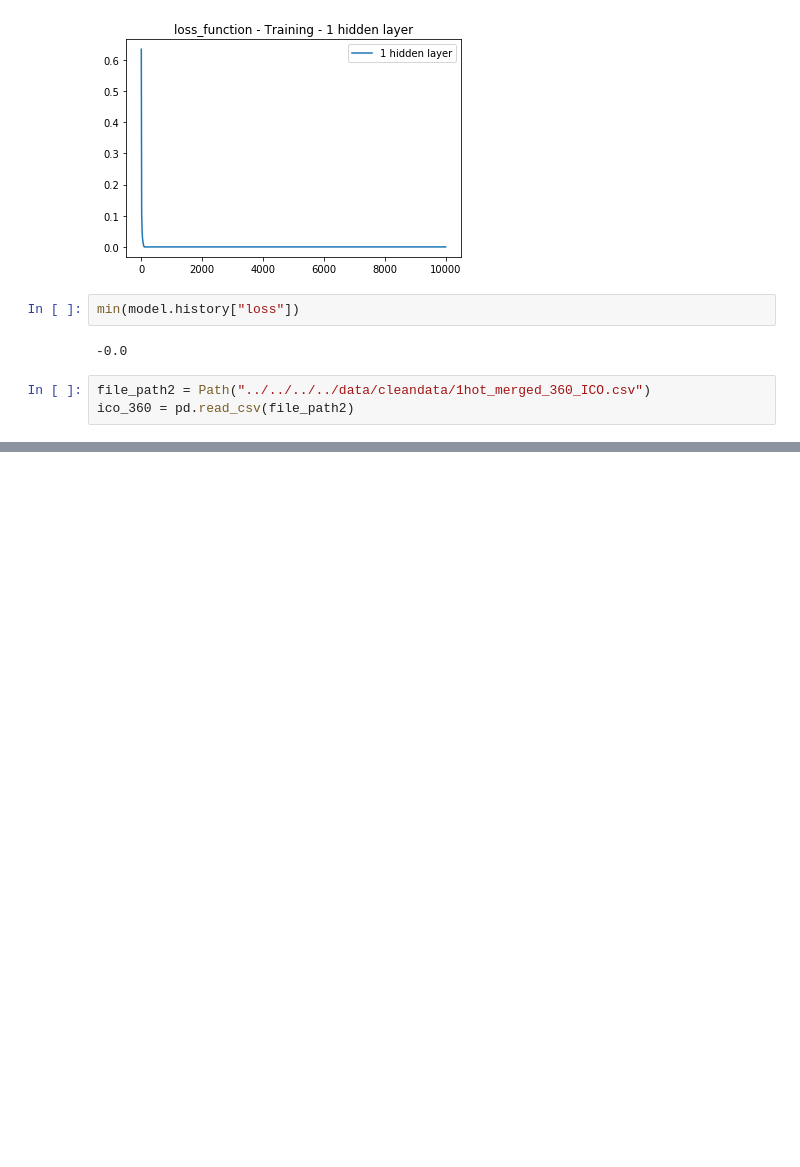
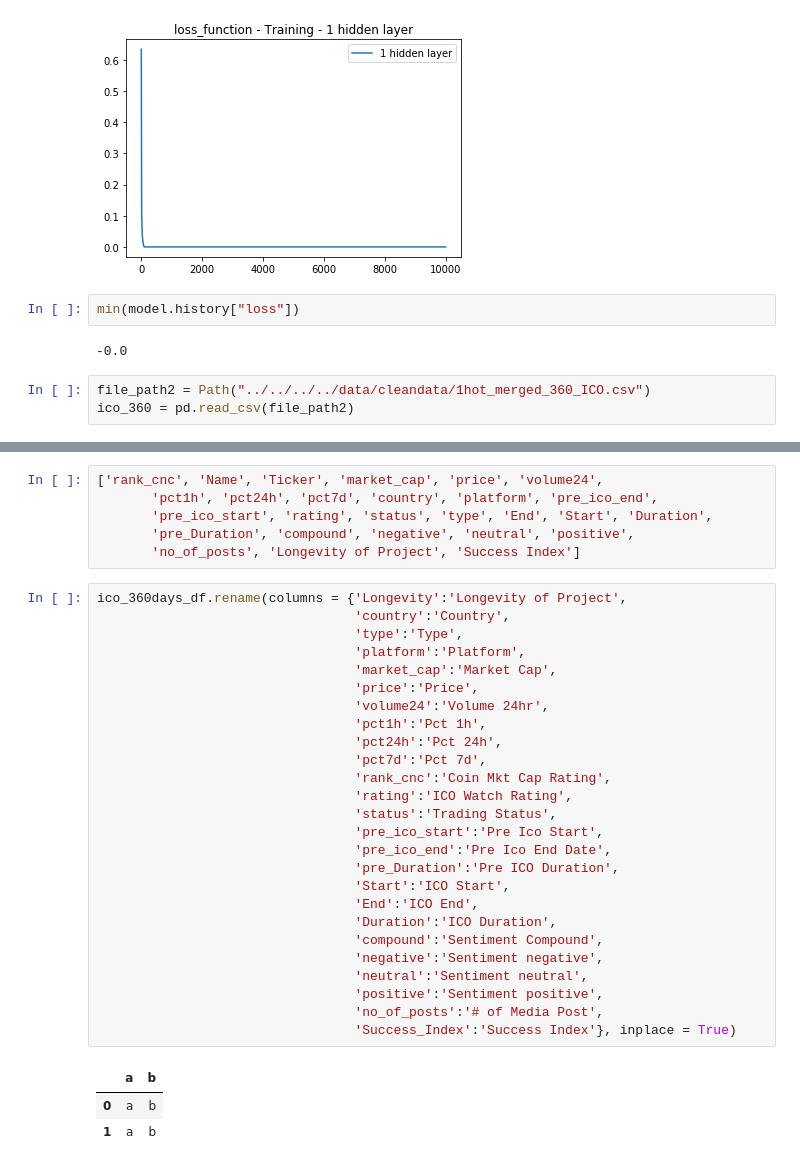
Before and after one commit to eccadena/ICO_Viability_Index, a Jupyter notebook: notebooks/libs/Christian_working_notebook.ipynb, the cells around one changed output, grey strips where cells are left out. Cells and saved outputs as stored; diff of their text form; blank space fills up the shorter version.

```diff
--- a/notebooks/libs/Christian_working_notebook.ipynb
+++ b/notebooks/libs/Christian_working_notebook.ipynb
@@ -1181,0 +1200,36 @@ ico_360 = pd.read_csv(file_path2)
+# %%
+['rank_cnc', 'Name', 'Ticker', 'market_cap', 'price', 'volume24',
+       'pct1h', 'pct24h', 'pct7d', 'country', 'platform', 'pre_ico_end',
+       'pre_ico_start', 'rating', 'status', 'type', 'End', 'Start', 'Duration',
+       'pre_Duration', 'compound', 'negative', 'neutral', 'positive',
+       'no_of_posts', 'Longevity of Project', 'Success Index']
+# %%
+ico_360days_df.rename(columns = {'Longevity':'Longevity of Project',
+                                 'country':'Country',
+                                 'type':'Type',
+                                 'platform':'Platform',
+                                 'market_cap':'Market Cap',
+                                 'price':'Price',
+                                 'volume24':'Volume 24hr',
+                                 'pct1h':'Pct 1h',
+                                 'pct24h':'Pct 24h',
+                                 'pct7d':'Pct 7d',
+                                 'rank_cnc':'Coin Mkt Cap Rating',
+                                 'rating':'ICO Watch Rating',
+                                 'status':'Trading Status',
+                                 'pre_ico_start':'Pre Ico Start',
+                                 'pre_ico_end':'Pre Ico End Date',
+                                 'pre_Duration':'Pre ICO Duration',
+                                 'Start':'ICO Start',
+                                 'End':'ICO End',
+                                 'Duration':'ICO Duration',
+                                 'compound':'Sentiment Compound',
+                                 'negative':'Sentiment negative',
+                                 'neutral':'Sentiment neutral',
+                                 'positive':'Sentiment positive',
+                                 'no_of_posts':'# of Media Post',
+                                 'Success_Index':'Success Index'}, inplace = True)
+# %% [output]
+|  | a | b |
+| 0 | a | b |
+| 1 | a | b |
```
Also changed, not shown: parts of 9 cells of this notebook, 12 other files.
